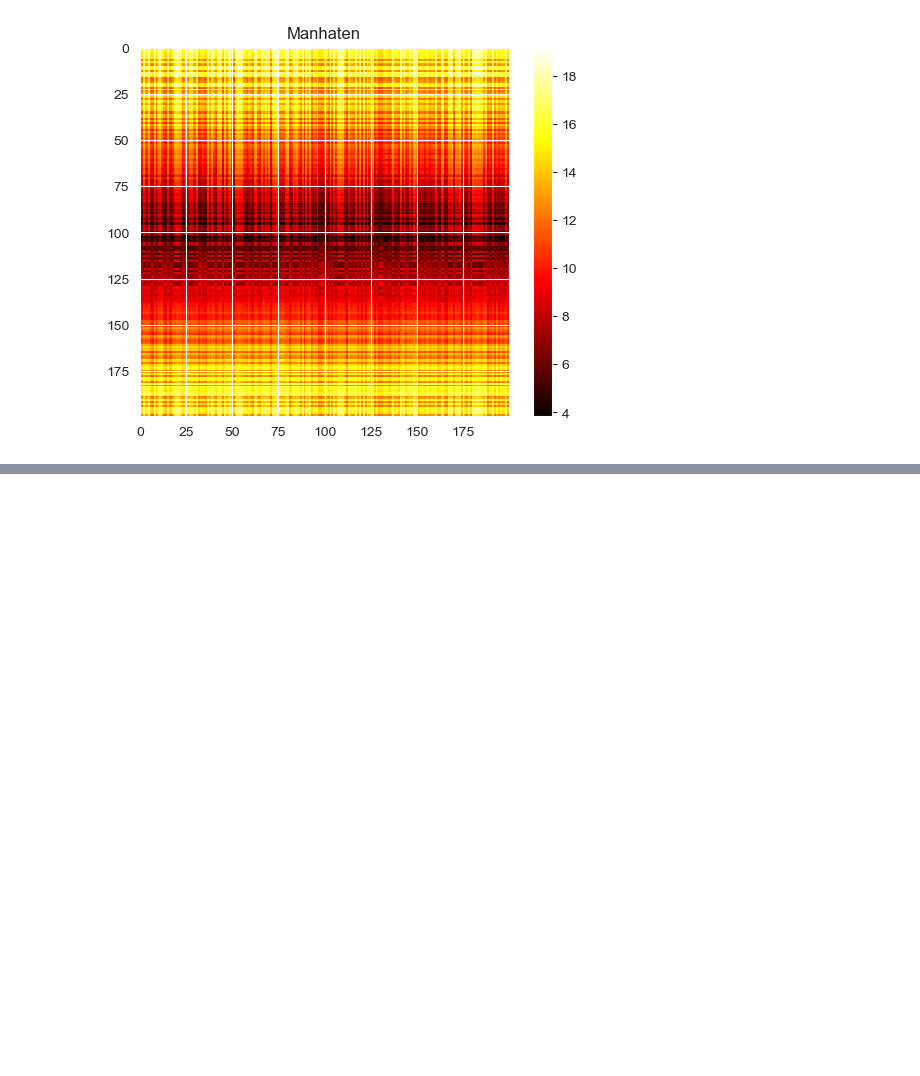
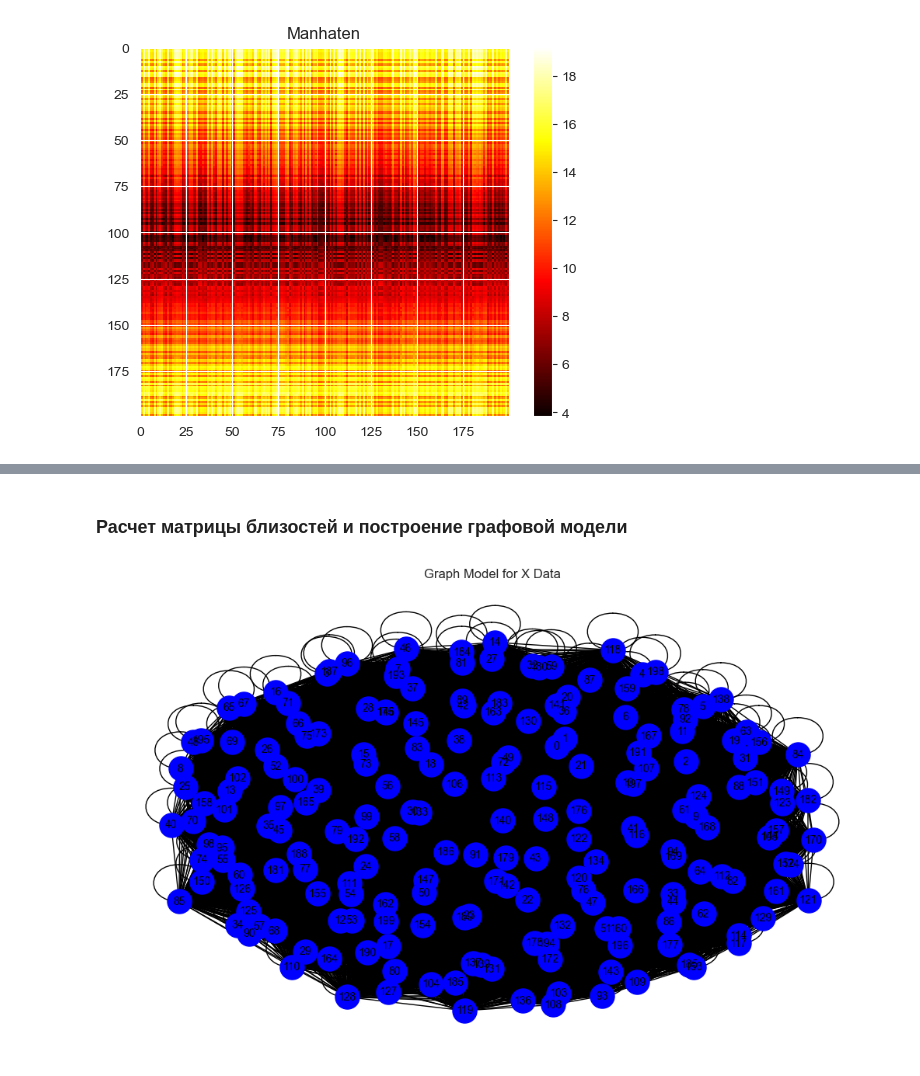
Before and after one commit to MalyginAE/clustering, a Jupyter notebook: laba2.ipynb, the cells around one changed output, grey strips where cells are left out. Saved outputs shown, nothing was run; the diff lists cells and outputs as text; code cells hidden in the pictures; blank space fills up the shorter version.

```diff
--- a/laba2.ipynb
+++ b/laba2.ipynb
@@ -570,0 +126,7 @@ for i, feature in enumerate(Z.columns):
+# %%
+from numpy import float64
+
+x_data = pd.read_csv("x_data.csv", delimiter='	', dtype=float64)
+y_data = pd.read_csv("y_data.csv", delimiter='	', dtype=float64)
+x_data
+y_data
@@ -570,0 +163,18 @@ for i, feature in enumerate(Z.columns):
+# %% [markdown]
+### Расчет матрицы близостей и построение графовой модели
+# %%
+# Преобразование расстояний в близости (пример с использованием cosine_similarity)
+x_similarity = cosine_similarity(x_data)
+y_similarity = cosine_similarity(y_data)
+
+# Построение графовой модели (полного, взвешенного, неориентированного)
+x_graph = nx.Graph(x_similarity)
+y_graph = nx.Graph(y_similarity)
+
+# Визуализация графа (пример для X данных)
+plt.figure(figsize=(10, 6))
+nx.draw(x_graph, with_labels=True, node_color='blue', node_size=500, font_size=10)
+plt.title("Graph Model for X Data")
+plt.show()
+# %% [output]
+[figure, added]
```
Also changed, not shown: parts of 54 cells of this notebook.
